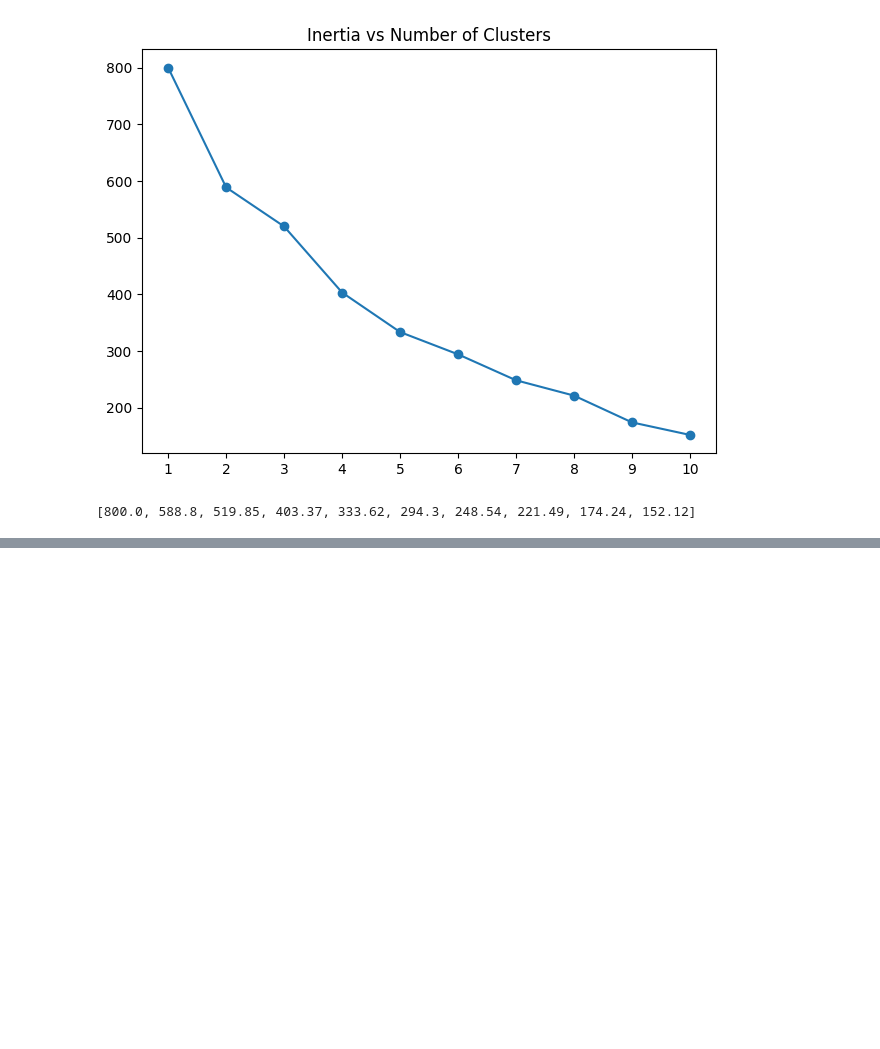
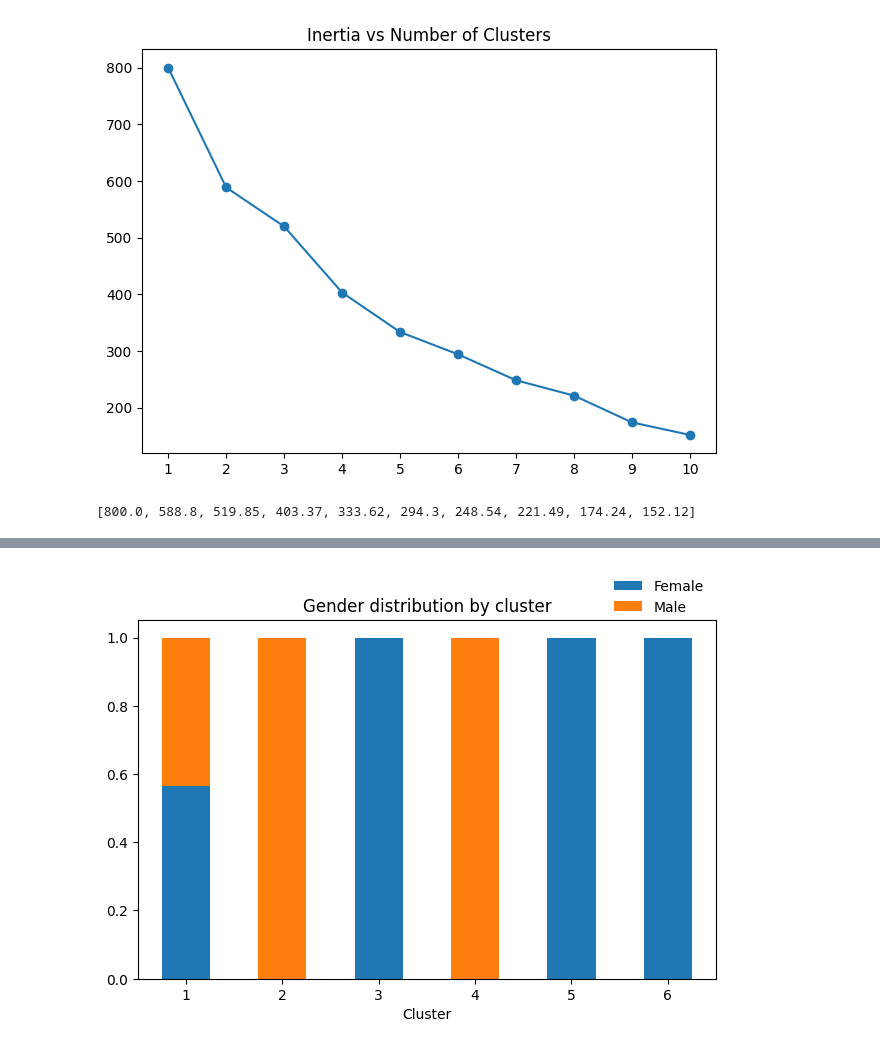
Before and after one commit to Krzesimir13/DataQuest, a Jupyter notebook: k-means.ipynb, the cells around one changed output, grey strips where cells are left out. Saved outputs shown, nothing was run; the diff lists cells and outputs as text; code cells hidden in the pictures; blank space fills up the shorter version.

```diff
--- a/k-means.ipynb
+++ b/k-means.ipynb
@@ -466,0 +511,14 @@ plot_elbow_curve(scaled_customers)
+# %%
+plot_df = pd.crosstab(index=customers['Cluster'], columns=customers['Gender'],
+            values=customers['Gender'], aggfunc='size', normalize='index')
+# %%
+ax = plot_df.plot(kind='bar', stacked=True)
+
+ax.legend(bbox_to_anchor=(1, 1.15), loc='upper right', frameon=False)
+ax.set_xticklabels(ax.get_xticklabels(), rotation=0)
+ax.set_title('Gender distribution by cluster')
+
+plt.tight_layout()
+plt.show()
+# %% [output]
+[figure, added]
```
Also changed, not shown: parts of 9 cells of this notebook.
